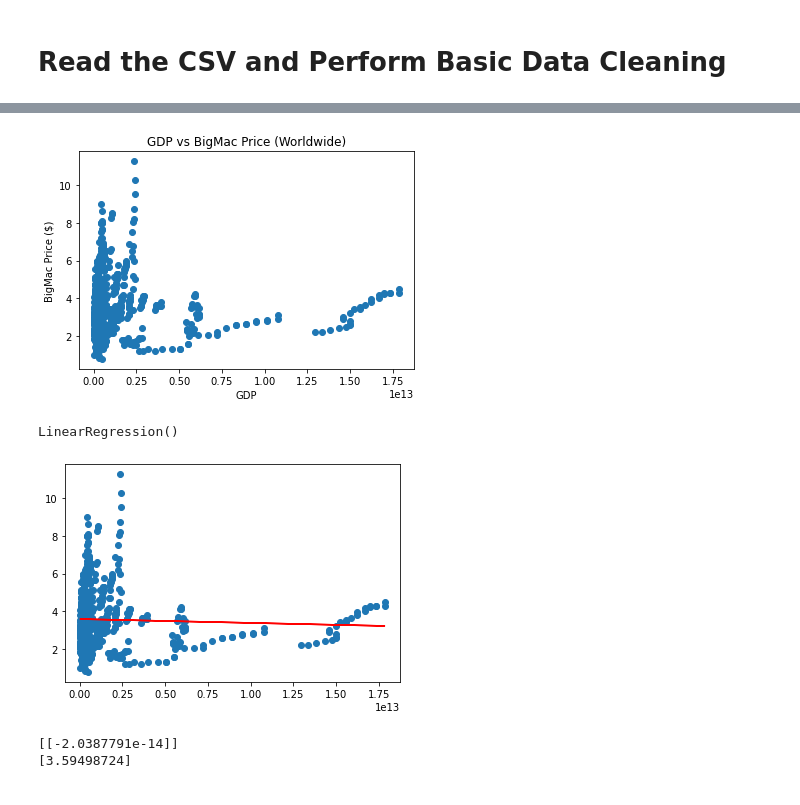
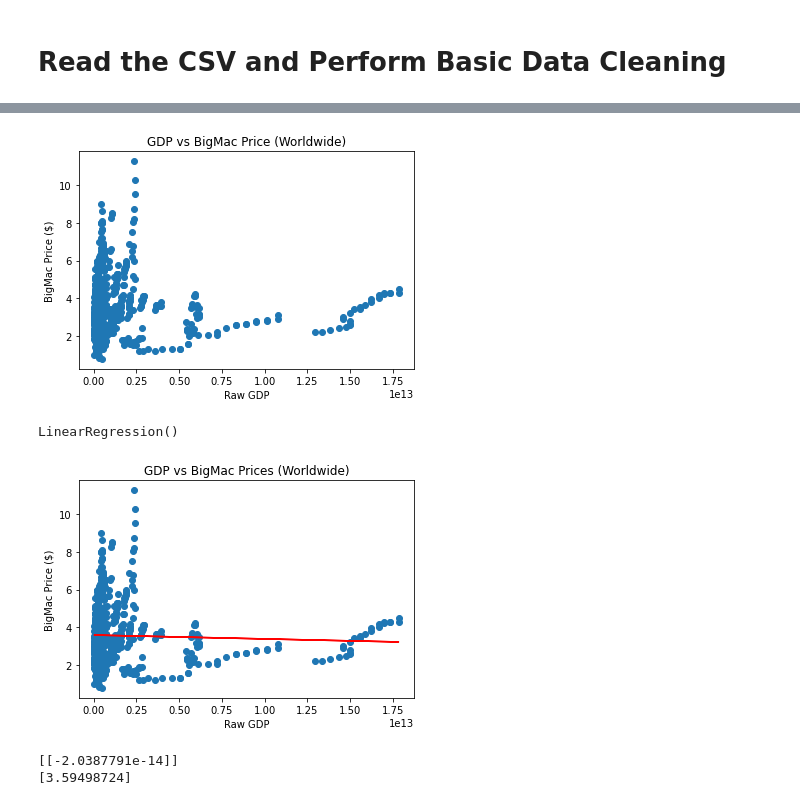
Before and after one commit to bolwerk-b/Final-Project, a Jupyter notebook: machine learning/Machine_Learning_three_regression_models-using_raw_GDP.ipynb, the cells around one changed output, grey strips where cells are left out. Drawn from its saved outputs; the diff is of its cells as text; code cells hidden in the pictures.

```diff
--- a/machine learning/Machine_Learning_three_regression_models-using_raw_GDP.ipynb
+++ b/machine learning/Machine_Learning_three_regression_models-using_raw_GDP.ipynb
@@ -58,10 +58,10 @@ df.describe()
 # %%
 # Ploting the data as a scatter plot using GDP
 plt.scatter(df.GDP, df.dollar_price)
-plt.xlabel('GDP')
+plt.xlabel('Raw GDP')
 plt.ylabel('BigMac Price ($)')
 plt.title('GDP vs BigMac Price (Worldwide)')
 plt.show()
 # %% [output]
-[figure, old version]
+[figure, new version]
 # %%
@@ -86,9 +86,13 @@ LinearRegression()
 # %%
 y_pred = model.predict(X)
 # %%
+# Scatter plot including the regression curve
 plt.scatter(X, y)
 plt.plot(X, y_pred, color='red')
+plt.title('GDP vs BigMac Prices (Worldwide)')
+plt.xlabel('Raw GDP')
+plt.ylabel('BigMac Price ($)')
 plt.show()
 # %% [output]
-[figure, old version]
+[figure, new version]
 # %%
```
Also changed, not shown: parts of 9 cells of this notebook.
